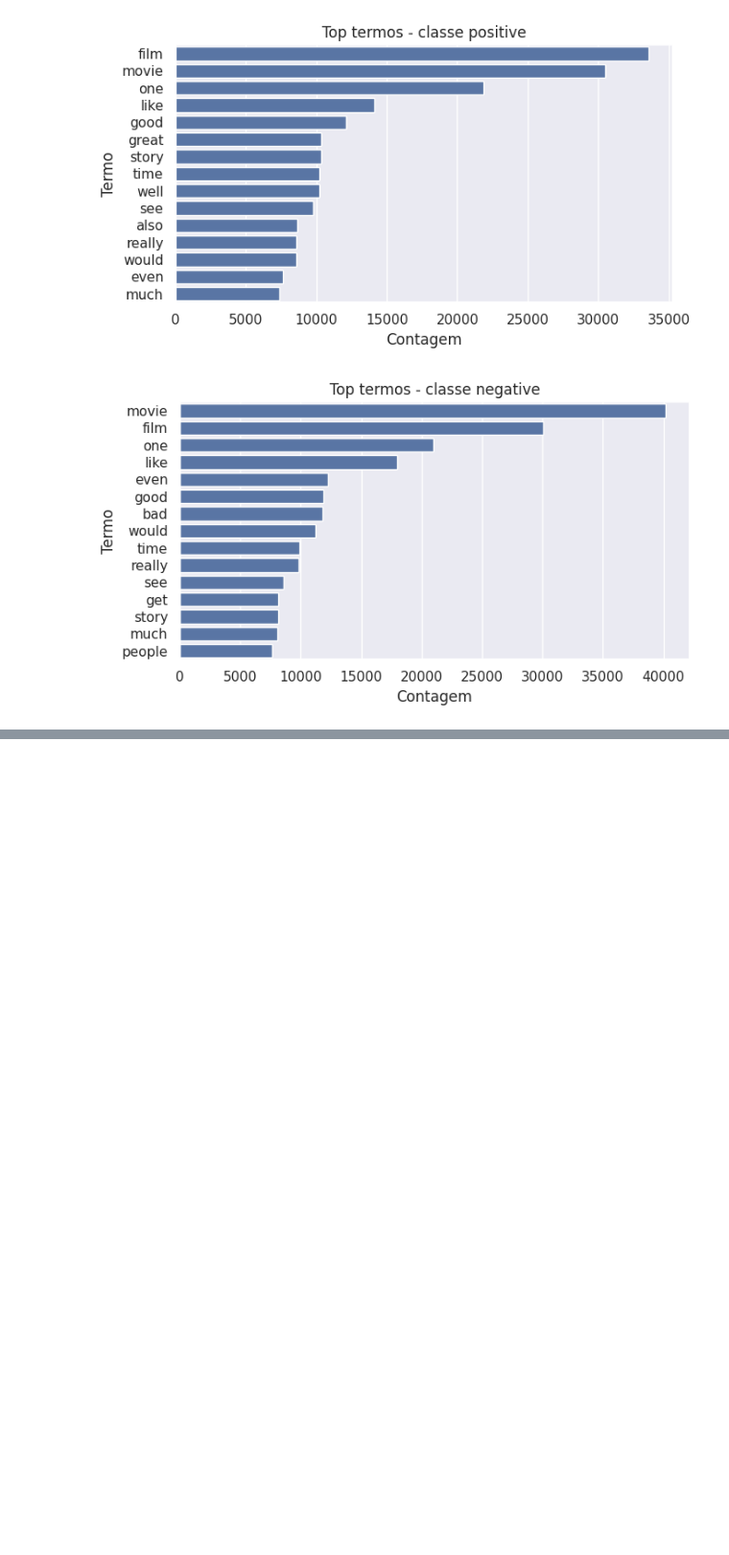
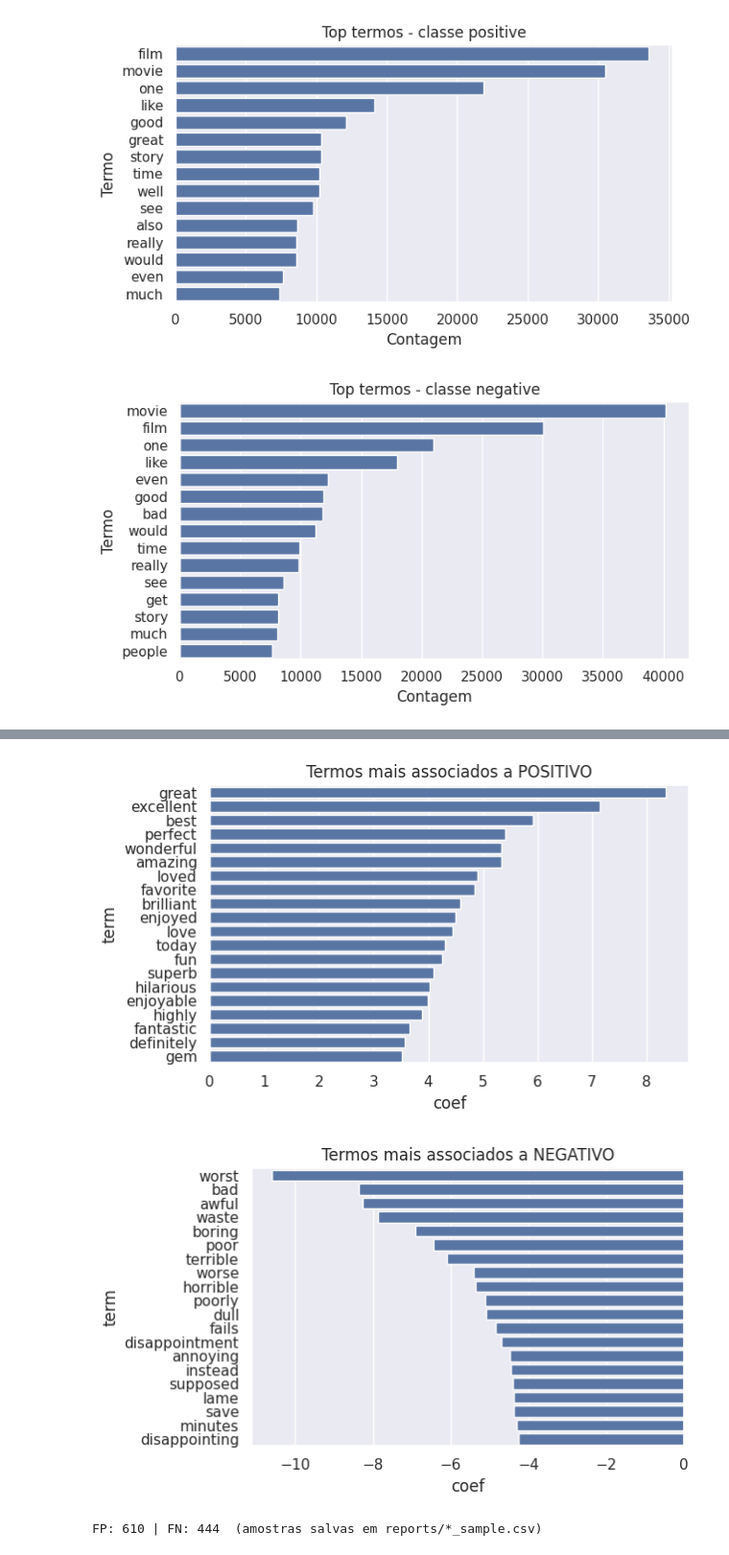
Before and after one commit to Projeto-Aplicado-Mackenzie-2025-2/projetoaplicado2-2025, a Jupyter notebook: src/movies_feelings_analysis.ipynb, the cells around one changed output, grey strips where cells are left out. Shown at 96% size. Saved outputs shown, nothing was run; the diff lists cells and outputs as text; code cells hidden in the pictures; blank space fills up the shorter version.

```diff
--- a/src/movies_feelings_analysis.ipynb
+++ b/src/movies_feelings_analysis.ipynb
@@ -246,0 +398,66 @@ plt.show()
+# %%
+# INTERPRETABILIDADE — Termos mais influentes (coeficientes da Regressão Logística)
+# - Extrai o vocabulário do TF-IDF e os coeficientes do classificador (classe 'positive').
+# - Coeficiente > 0: termo puxa a predição para POSITIVO; coeficiente < 0: puxa para NEGATIVO.
+# - Seleciona os 20 maiores coeficientes (positivos) e os 20 menores (negativos).
+# - Salva as tabelas em CSV.
+# - Gera gráficos de barras e salva em PNG.
+
+
+import numpy as np, pandas as pd
+
+tfidf = best_model.named_steps['tfidf']
+clf   = best_model.named_steps['clf']
+
+terms = np.array(tfidf.get_feature_names_out())
+coefs = clf.coef_.ravel()
+
+top_pos_idx = np.argsort(coefs)[-20:][::-1]
+top_neg_idx = np.argsort(coefs)[:20]
+
+top_pos = pd.DataFrame({'term': terms[top_pos_idx], 'coef': coefs[top_pos_idx]})
+top_neg = pd.DataFrame({'term': terms[top_neg_idx], 'coef': coefs[top_neg_idx]})
+
+top_pos.to_csv('reports/top_coefficients_positive.csv', index=False)
+top_neg.to_csv('reports/top_coefficients_negative.csv', index=False)
+
+plt.figure(figsize=(6.5,4)); sns.barplot(data=top_pos, x='coef', y='term'); plt.title('Termos mais associados a POSITIVO')
+plt.tight_layout(); plt.savefig('reports/top_coefficients_positive.png', dpi=150); plt.show()
+
+plt.figure(figsize=(6.5,4)); sns.barplot(data=top_neg, x='coef', y='term'); plt.title('Termos mais associados a NEGATIVO')
+plt.tight_layout(); plt.savefig('reports/top_coefficients_negative.png', dpi=150); plt.show()
+# %% [output]
+[figure, added]
+[figure, added]
+# %%
+# ANÁLISE DE ERROS — Amostras de FP (falsos positivos) e FN (falsos negativos)
+# - Constrói um DataFrame com texto real (X_val), rótulo verdadeiro (label) e previsão (pred).
+# - Adiciona a probabilidade do modelo para a classe 'positive' (proba_pos).
+# - Separa:
+#   * FP: casos com label = 'negative' mas pred = 'positive'
+#   * FN: casos com label = 'positive' mas pred = 'negative'
+# - Cria versões truncadas dos textos (primeiros 500 caracteres) para facilitar leitura no relatório.
+# - Salva 10 exemplos de cada tipo em CSV:
+#   * reports/false_positives_sample.csv
+#   * reports/false_negatives_sample.csv
+# - O print final mostra quantos FP e FN existem no hold-out.
+
+y_pred_proba = best_model.predict_proba(X_val)[:,1] if hasattr(best_model, "predict_proba") else None
+
+val_df = pd.DataFrame({'text': X_val, 'label': y_val, 'pred': y_pred})
+if y_pred_proba is not None:
+    val_df['proba_pos'] = y_pred_proba
+
+fp = val_df[(val_df['label']=='negative') & (val_df['pred']=='positive')].copy()
+fn = val_df[(val_df['label']=='positive') & (val_df['pred']=='negative')].copy()
+fp['text_trunc'] = fp['text'].str.slice(0, 500)
+fn['text_trunc'] = fn['text'].str.slice(0, 500)
+
+fp.head(10)[['text_trunc','label','pred','proba_pos'] if 'proba_pos' in fp else ['text_trunc','label','pred']].to_csv(
+    'reports/false_positives_sample.csv', index=False)
+fn.head(10)[['text_trunc','label','pred','proba_pos'] if 'proba_pos' in fn else ['text_trunc','label','pred']].to_csv(
+    'reports/false_negatives_sample.csv', index=False)
+
+print(f"FP: {len(fp)} | FN: {len(fn)}  (amostras salvas em reports/*_sample.csv)")
+# %% [output]
+FP: 610 | FN: 444  (amostras salvas em reports/*_sample.csv)
```
Also changed, not shown: parts of 10 cells of this notebook, 16 other files.
